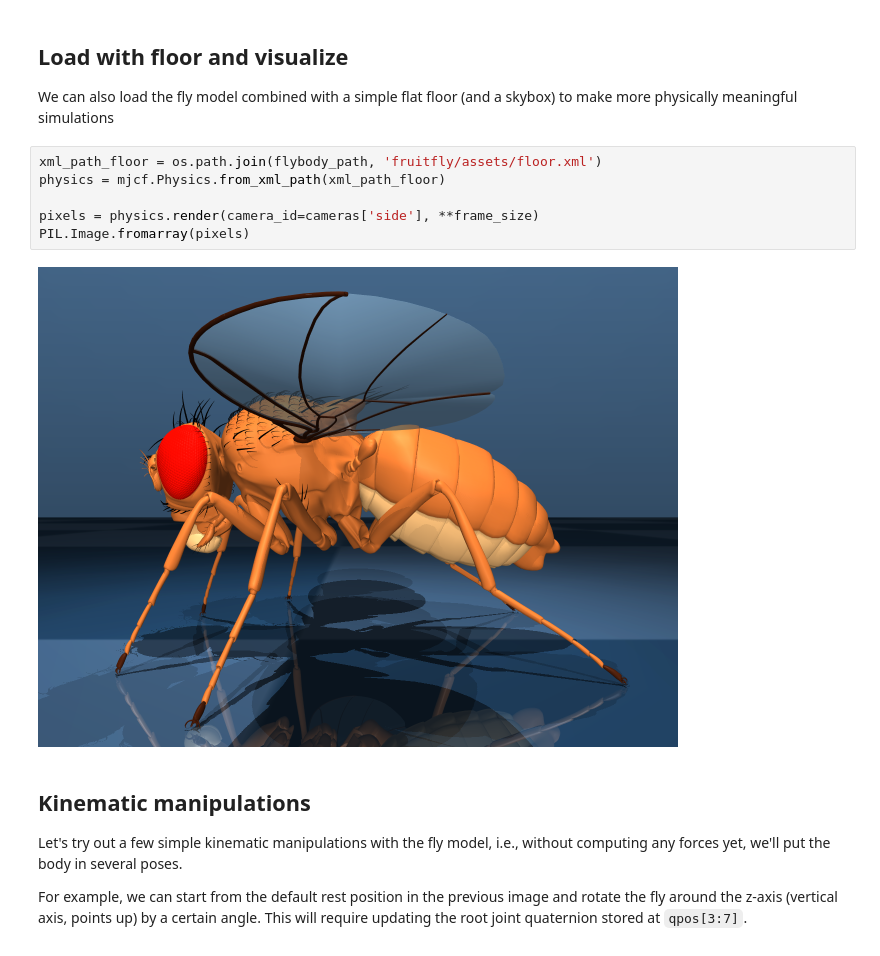
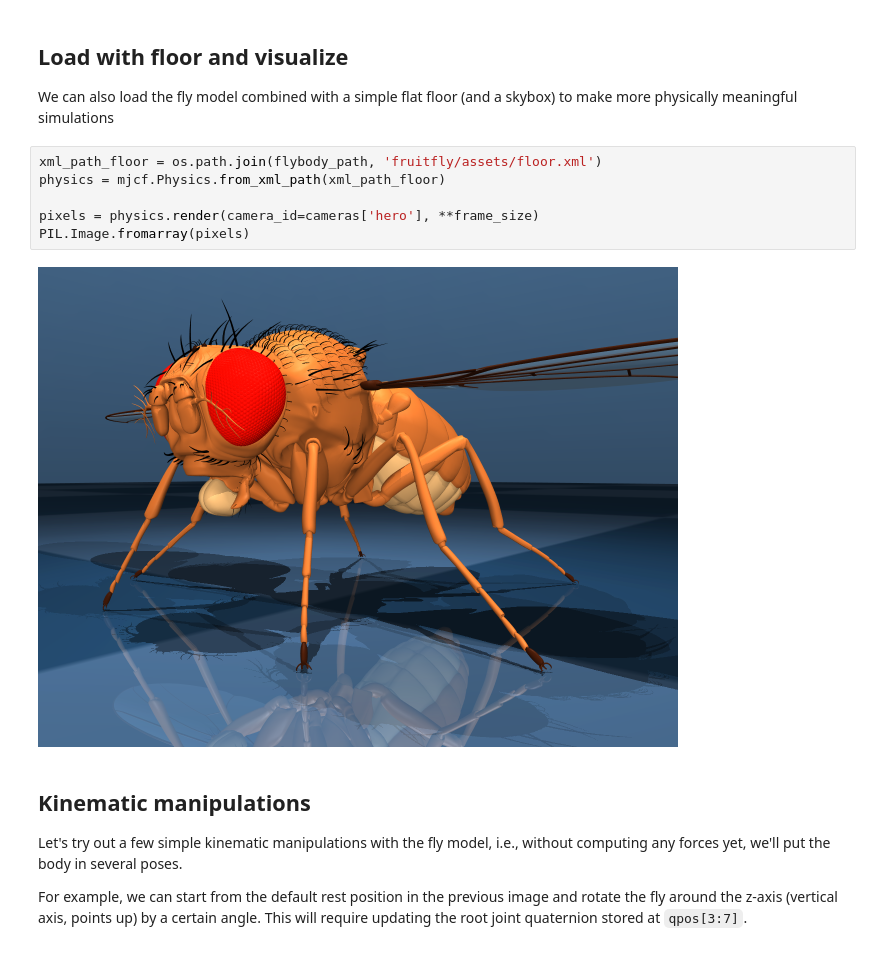
Before and after one commit to lhooz/flytest, a Jupyter notebook: docs/getting-started.ipynb, the cells around one changed output. Drawn from its saved outputs; the diff is of its cells as text.

```diff
--- a/docs/getting-started.ipynb
+++ b/docs/getting-started.ipynb
@@ -161,11 +162,11 @@ We can also load the fly model combined with a simple flat floor (and a skybox)
 # %%
 xml_path_floor = os.path.join(flybody_path, 'fruitfly/assets/floor.xml')
 physics = mjcf.Physics.from_xml_path(xml_path_floor)
 
-pixels = physics.render(camera_id=cameras['side'], **frame_size)
+pixels = physics.render(camera_id=cameras['hero'], **frame_size)
 PIL.Image.fromarray(pixels)
 # %% [output]
-[figure, old version]
+[figure, new version]
 # %% [markdown]
 ## Kinematic manipulations
 Let's try out a few simple kinematic manipulations with the fly model, i.e., without computing any forces yet, we'll put the body in several poses.
```
Also changed, not shown: parts of 7 cells of this notebook.
